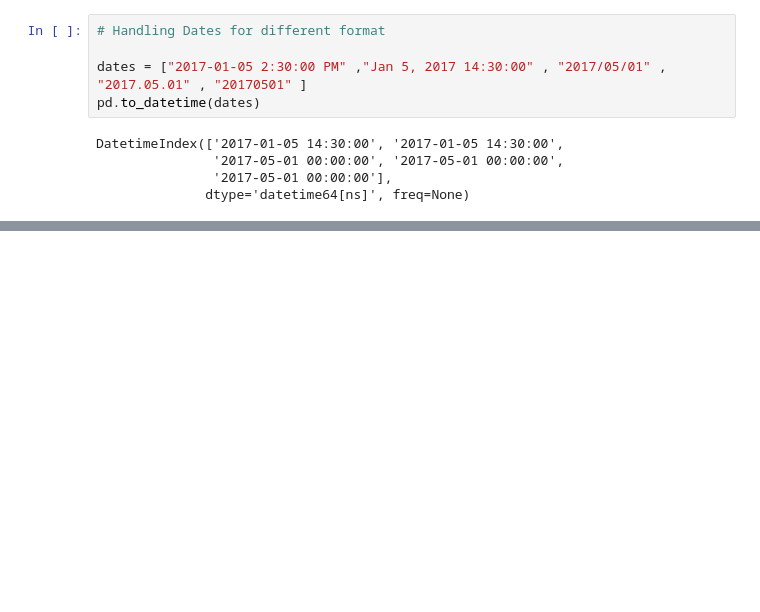
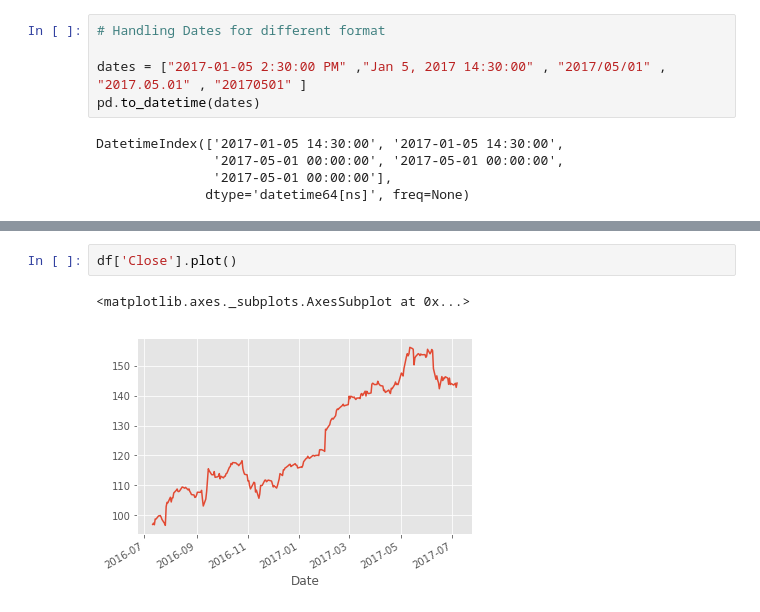
Before and after one commit to 7saheelahmed/Time-Series-Analysis, a Jupyter notebook: Time Series Data Analysis.ipynb, the cells around one changed output, grey strips where cells are left out. Cells and saved outputs as stored; diff of their text form; blank space fills up the shorter version.

```diff
--- a/Time Series Data Analysis.ipynb
+++ b/Time Series Data Analysis.ipynb
@@ -96,0 +107,5 @@ DatetimeIndex(['2017-01-05 14:30:00', '2017-01-05 14:30:00',
+# %%
+df['Close'].plot()
+# %% [output]
+<matplotlib.axes._subplots.AxesSubplot at 0x...>
+[figure, added]
```
Also changed, not shown: parts of 1 cell of this notebook.
